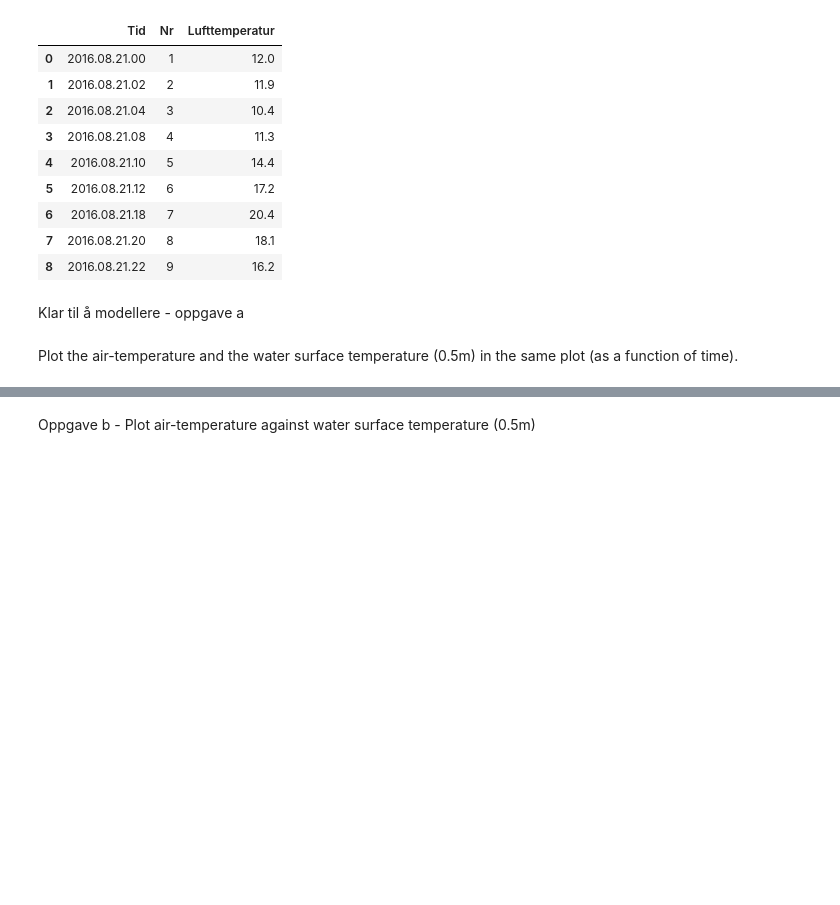
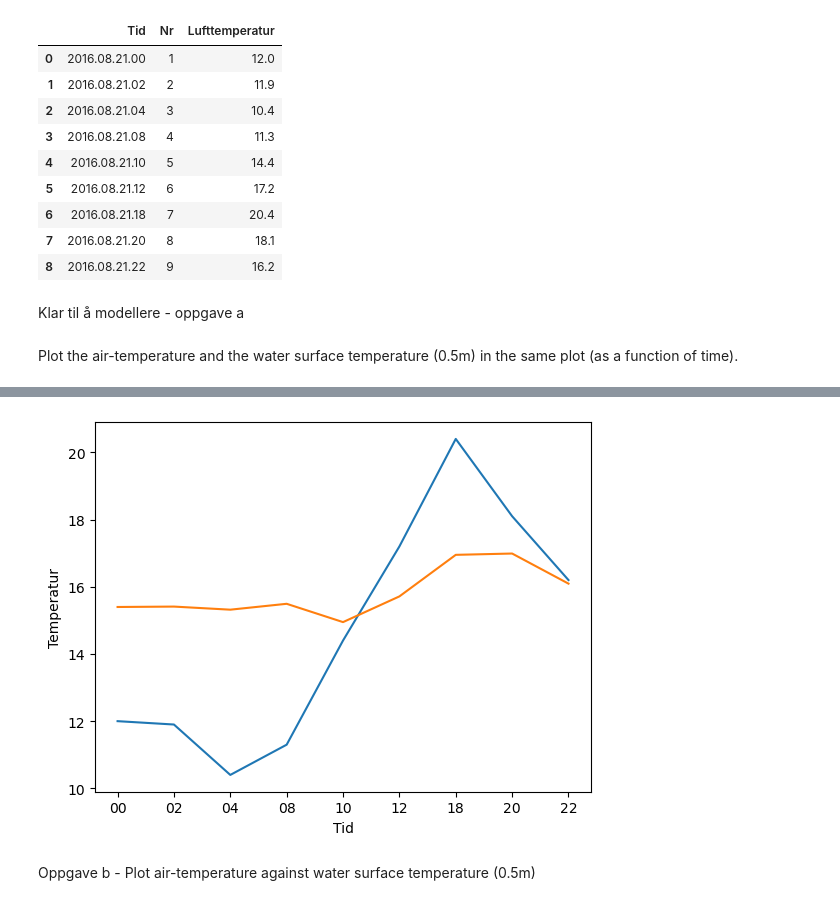
Before and after one commit to 591118/ADA501, a Jupyter notebook: ex2uke2.ipynb, the cells around one changed output, grey strips where cells are left out. Saved outputs shown, nothing was run; the diff lists cells and outputs as text; code cells hidden in the pictures; blank space fills up the shorter version.

```diff
--- a/ex2uke2.ipynb
+++ b/ex2uke2.ipynb
@@ -150,0 +134,5 @@ plt.show()
+# %%
+y1, y2 = luftdf['Lufttemperatur'], vanndf['Temperatur: 0.5m']
+# %%
+x = luftdf['Tid'].str[-2:]  # Extract the last two characters from the 'Tid' column
+x
@@ -151,2 +176,9 @@ plt.show()
+# %%
+plt.plot(x , y1, y2)
+plt.xlabel('Tid')
+plt.ylabel('Temperatur')
+plt.show()
+# %% [output]
+[figure, added]
 # %% [markdown]
 Oppgave b - Plot air-temperature against water surface temperature (0.5m)
```
Also changed, not shown: parts of 17 cells of this notebook, 1 other file.
